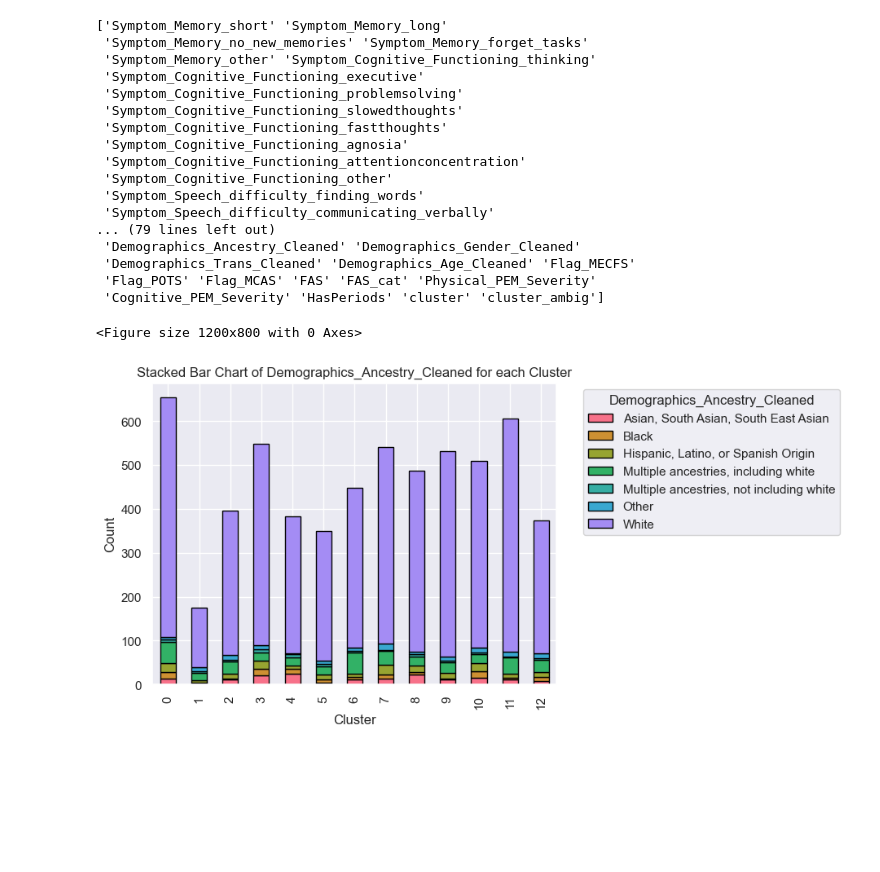
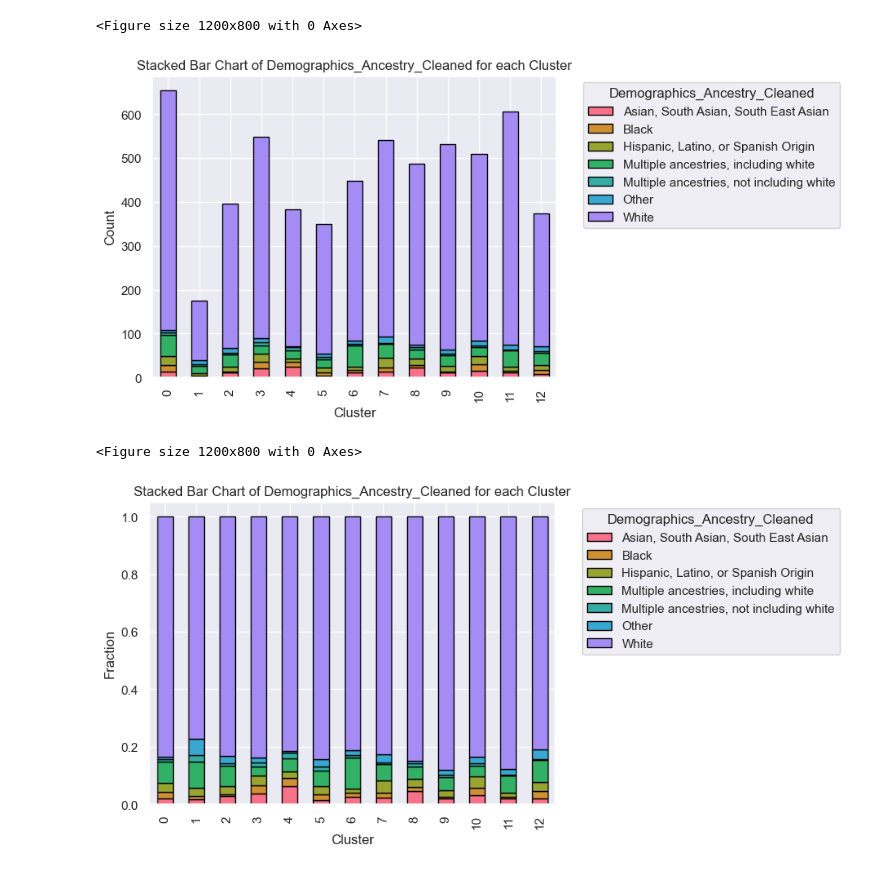
Before and after one commit to leothesouthafrican/PLR, a Jupyter notebook: Tessa/stepmix-analyze-112923.ipynb, the cells around one changed output. Cells and saved outputs as stored; diff of their text form; code cells hidden in the pictures; blank space fills up the shorter version.

```diff
--- a/Tessa/stepmix-analyze-112923.ipynb
+++ b/Tessa/stepmix-analyze-112923.ipynb
@@ -95,27 +139,10 @@ plot_flag("Flag_POTS", df)
-# %%
-print(df.columns.values)
-# %% [output]
-['Symptom_Memory_short' 'Symptom_Memory_long'
- 'Symptom_Memory_no_new_memories' 'Symptom_Memory_forget_tasks'
- 'Symptom_Memory_other' 'Symptom_Cognitive_Functioning_thinking'
- 'Symptom_Cognitive_Functioning_executive'
- 'Symptom_Cognitive_Functioning_problemsolving'
- 'Symptom_Cognitive_Functioning_slowedthoughts'
- 'Symptom_Cognitive_Functioning_fastthoughts'
- 'Symptom_Cognitive_Functioning_agnosia'
- 'Symptom_Cognitive_Functioning_attentionconcentration'
- 'Symptom_Cognitive_Functioning_other'
- 'Symptom_Speech_difficulty_finding_words'
- 'Symptom_Speech_difficulty_communicating_verbally'
-... (79 lines left out)
- 'Demographics_Ancestry_Cleaned' 'Demographics_Gender_Cleaned'
- 'Demographics_Trans_Cleaned' 'Demographics_Age_Cleaned' 'Flag_MECFS'
- 'Flag_POTS' 'Flag_MCAS' 'FAS' 'FAS_cat' 'Physical_PEM_Severity'
- 'Cognitive_PEM_Severity' 'HasPeriods' 'cluster' 'cluster_ambig']
 # %%
 plot_flag("Demographics_Ancestry_Cleaned", df)
+plot_flag("Demographics_Ancestry_Cleaned", df, equal_heights=True)
 # %% [output]
 <Figure size 1200x800 with 0 Axes>
 [figure]
+<Figure size 1200x800 with 0 Axes>
+[figure, added]
 # %%
 plot_flag("Demographics_Age_Cleaned", df)
```
Also changed, not shown: parts of 33 cells of this notebook.
